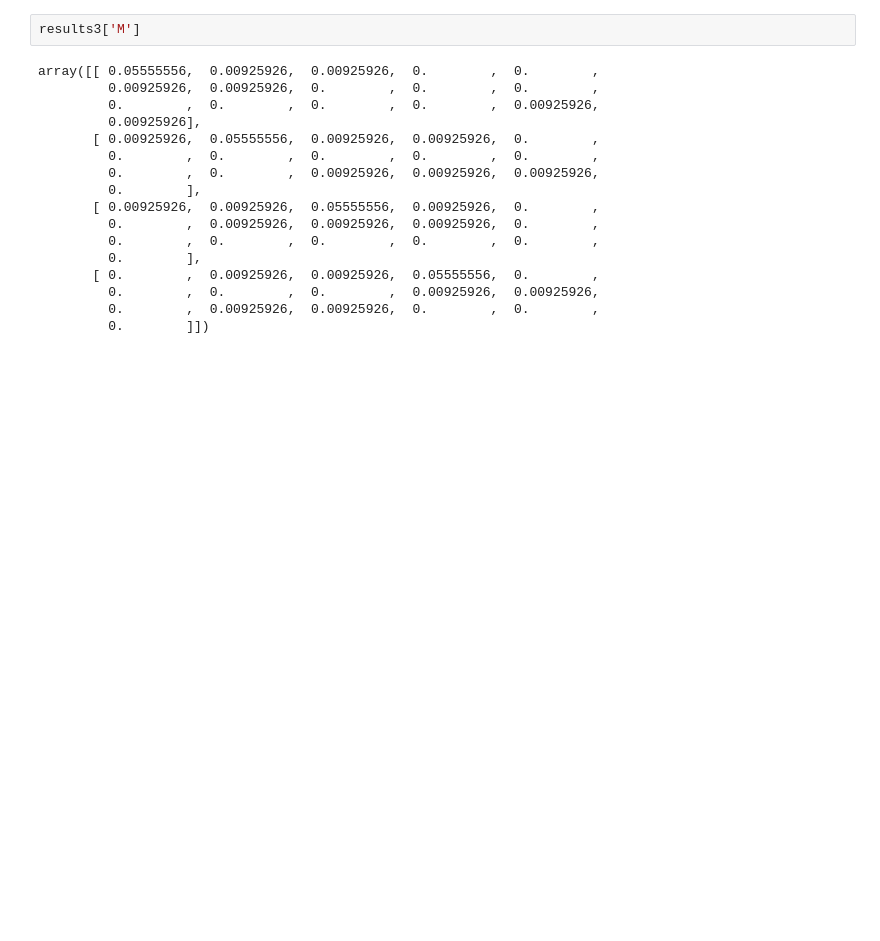
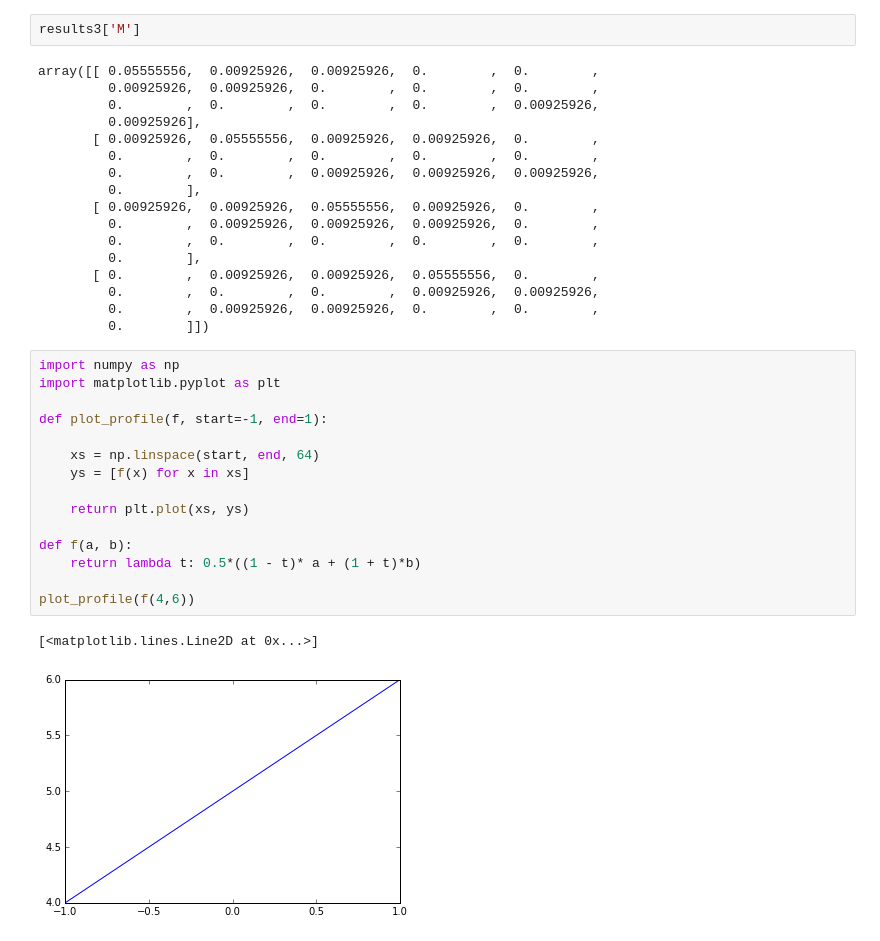
Before and after one commit to alcarney/polynomial_chaos, a Jupyter notebook: src/Untitled.ipynb, the cells around one changed output. Saved outputs shown, nothing was run; the diff lists cells and outputs as text; blank space fills up the shorter version.

```diff
--- a/src/Untitled.ipynb
+++ b/src/Untitled.ipynb
@@ -90,3 +90,21 @@ array([[ 0.05555556,  0.00925926,  0.00925926,  0.        ,  0.        ,
          0.        ,  0.        ,  0.        ,  0.00925926,  0.00925926,
          0.        ,  0.00925926,  0.00925926,  0.        ,  0.        ,
          0.        ]])
+# %%
+import numpy as np
+import matplotlib.pyplot as plt
+
+def plot_profile(f, start=-1, end=1):
+
+    xs = np.linspace(start, end, 64)
+    ys = [f(x) for x in xs]
+
+    return plt.plot(xs, ys)
+
+def f(a, b):
+    return lambda t: 0.5*((1 - t)* a + (1 + t)*b)
+
+plot_profile(f(4,6))
+# %% [output]
+[<matplotlib.lines.Line2D at 0x...>]
+[figure, added]
```
Also changed, not shown: parts of 1 cell of this notebook.
